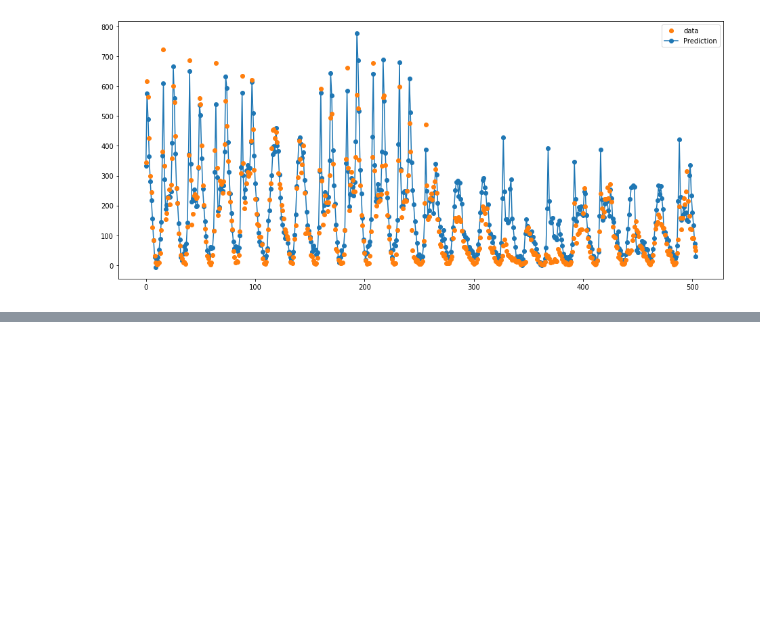
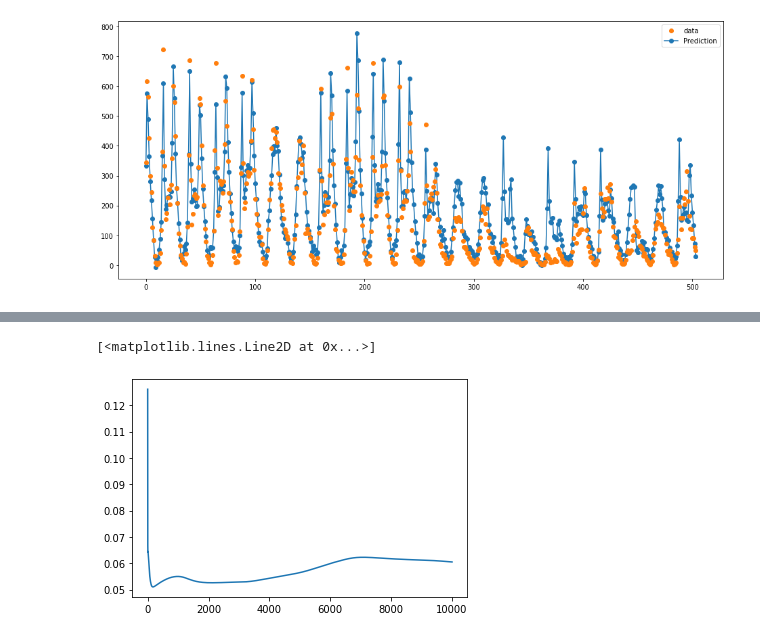
Before and after one commit to baliuzeger/kiong-e-PyTorch, a Jupyter notebook: capital_bike_share/ch3-predictor-practical.ipynb, the cells around one changed output, grey strips where cells are left out. Cells and saved outputs as stored; diff of their text form; code cells hidden in the pictures; blank space fills up the shorter version.

```diff
--- a/capital_bike_share/ch3-predictor-practical.ipynb
+++ b/capital_bike_share/ch3-predictor-practical.ipynb
@@ -82,29 +82,23 @@ for current in range(3,len(df1)):
     m_indexes = {'_m6': False,'_m7': False,'_m8': False}
 
     j = current - 1
-    while (not m_indexes['_m6']) and j > max(0, current - 12):
+    while (not m_indexes['_m6']) and j > max(0, current - 6):
     #for j in range(current - 1,max(0, current - 12),-1):
         if df1.loc[j,'full_time'] == mft(df1.loc[current, 'full_time'], 6):
             m_indexes['_m6'] = j
         j -= 1
 
     if m_indexes['_m6']:
-        j = max(m_indexes['_m6'] - 1, 0)
-        while (not m_indexes['_m7']) and j > max(0, current - 13):
-        #for j in range(m_indexes['_m6'] - 1, max(0, current - 13), -1):
-            if df1.loc[j,'full_time'] == mft(df1.loc[current, 'full_time'], 7):
-                m_indexes['_m7'] = j
-            j -= 1
+        j = m_indexes['_m6'] - 1
+        if j > 0 and df1.loc[j,'full_time'] == mft(df1.loc[current, 'full_time'], 7):
+            m_indexes['_m7'] = j
 
-    if m_indexes['_m6'] & m_indexes['_m7']:
-        j = max(m_indexes['_m7'] - 1, 0)
-        while (not m_indexes['_m8']) and j > max(0,current - 14):
-        #for j in range(m_indexes['_m7'] - 1,max(0,current - 14), -1):
-            if df1.loc[j, 'full_time'] == mft(df1.loc[current, 'full_time'], 8):
-                m_indexes['_m8'] = j
-            j -= 1
+    if m_indexes['_m6'] and m_indexes['_m7']:
+        j = m_indexes['_m7'] - 1
+        if j >= 0 and df1.loc[j, 'full_time'] == mft(df1.loc[current, 'full_time'], 8):
+            m_indexes['_m8'] = j
 
-    if m_indexes['_m6'] & m_indexes['_m7'] & m_indexes['_m8']:
+    if m_indexes['_m6'] and m_indexes['_m7'] and m_indexes['_m8']:
         for k in use_current:
             df2.loc[new_index, k] = df1.loc[current, k]
         for m, idx in m_indexes.items():
@@ -551,0 +548,4 @@ torch.save(md0.state_dict(), 'md0_m6_wts.pth')
+# %%
+optimizer_1 = optim.SGD(md0.parameters(), lr=0.1)
+# %%
+loss_hist_3 = trn_epoches(10000, md0,loss_fn, train_dataloader,optimizer_1)
@@ -551,0 +570,5 @@ torch.save(md0.state_dict(), 'md0_m6_wts.pth')
+# %%
+plt.plot(loss_hist_3)
+# %% [output]
+[<matplotlib.lines.Line2D at 0x...>]
+[figure, added]
```
Also changed, not shown: parts of 9 cells of this notebook, 1 other file.
